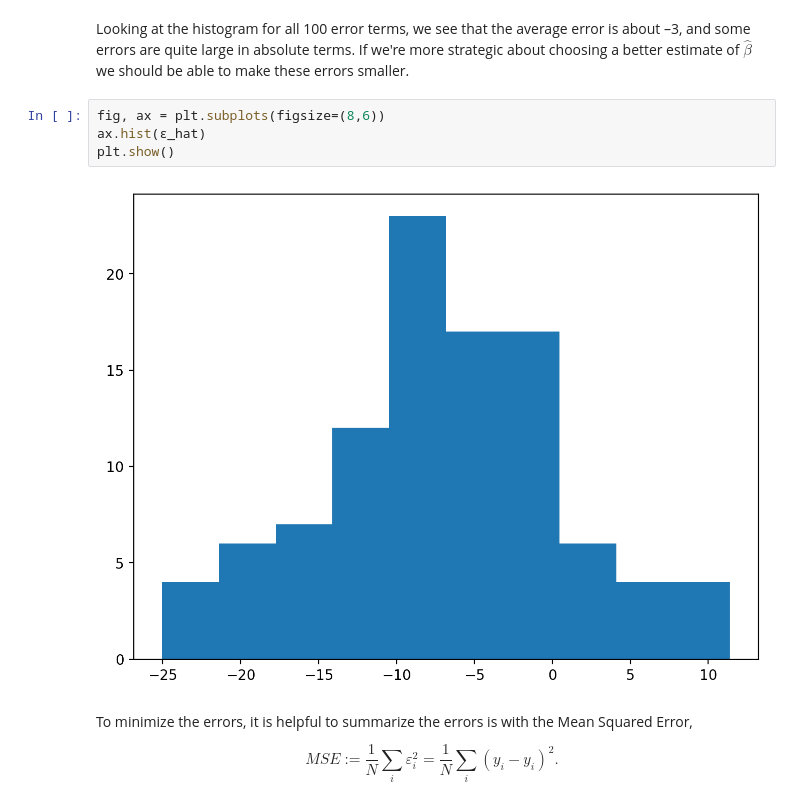
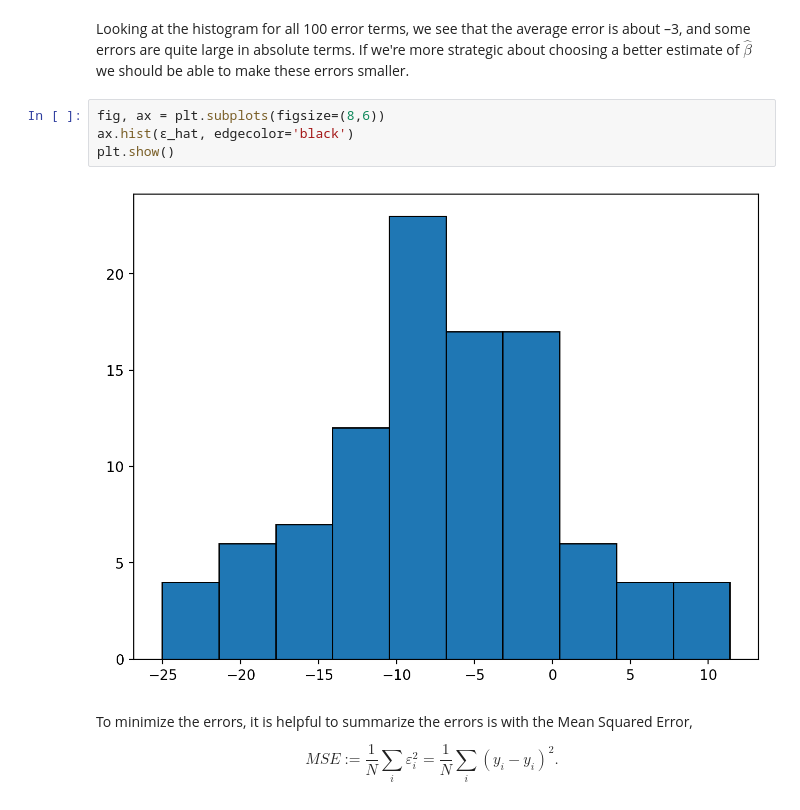
Before and after one commit to stoffprof/qf, a Jupyter notebook: _sources/04a Regression theory.ipynb, the cells around one changed output. Drawn from its saved outputs; the diff is of its cells as text.

```diff
--- a/_sources/04a Regression theory.ipynb
+++ b/_sources/04a Regression theory.ipynb
@@ -153,10 +155,10 @@ df.style.format('{:.2f}')
 Looking at the histogram for all 100 error terms, we see that the average error is about –3, and some errors are quite large in absolute terms. If we're more strategic about choosing a better estimate of $\hat\beta$ we should be able to make these errors smaller.
 # %%
 fig, ax = plt.subplots(figsize=(8,6))
-ax.hist(ε_hat)
+ax.hist(ε_hat, edgecolor='black')
 plt.show()
 # %% [output]
-[figure, old version]
+[figure, new version]
 # %% [markdown]
 To minimize the errors, it is helpful to summarize the errors is with the Mean Squared Error,
 
```
Also changed, not shown: parts of 10 cells of this notebook, 57 other files.
